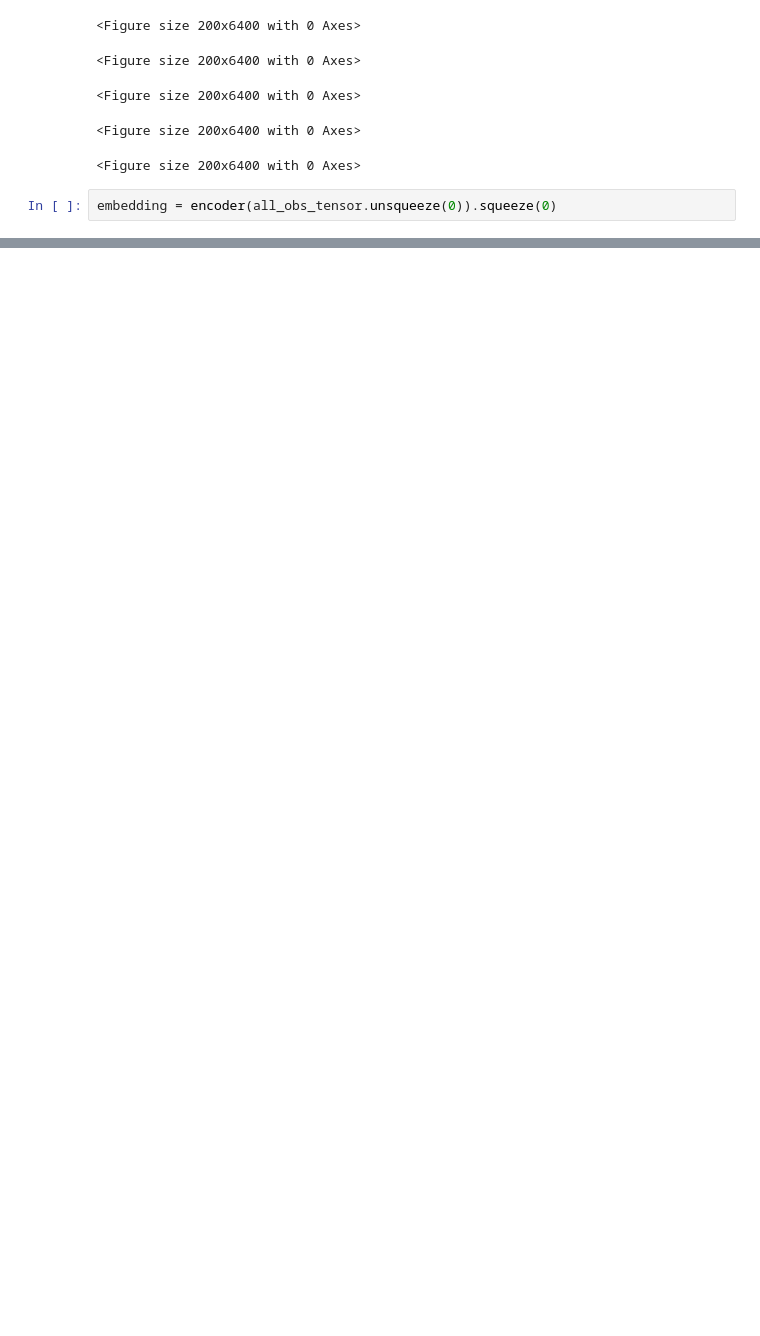
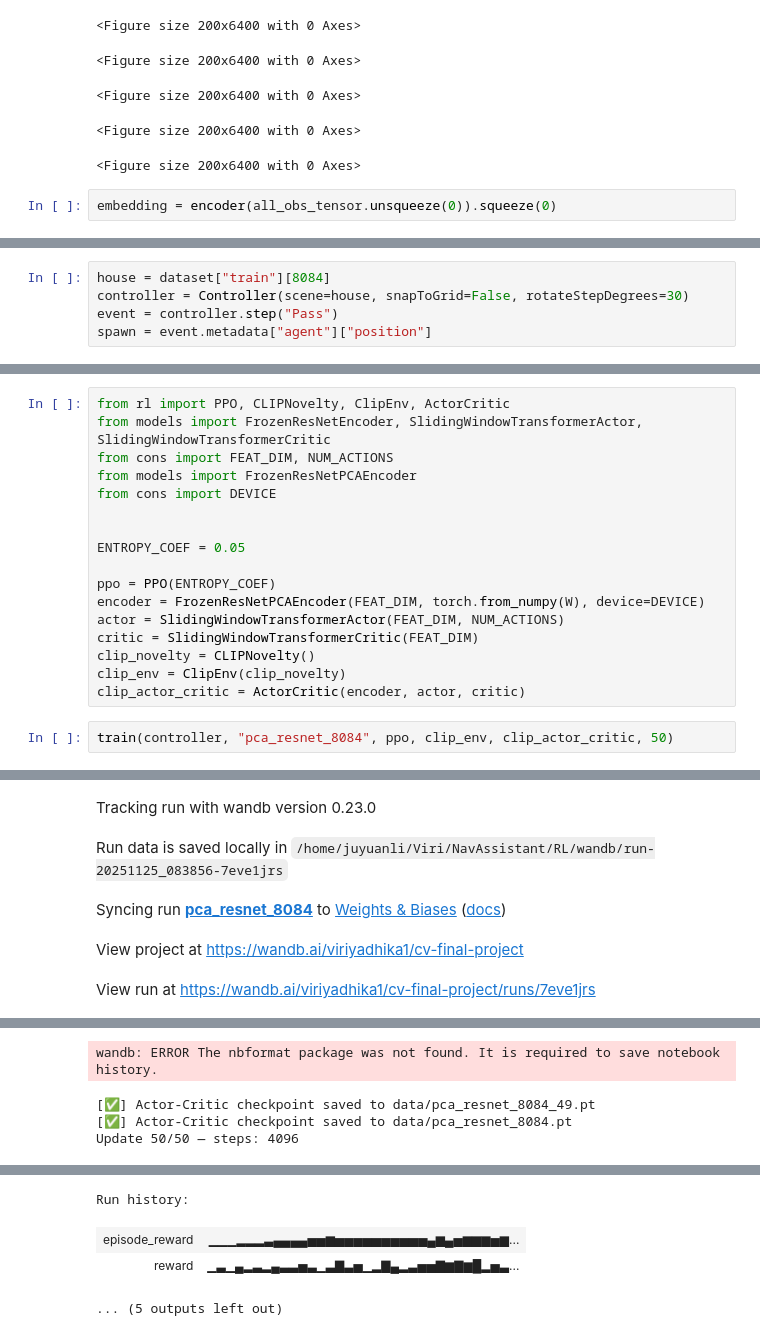
Before and after one commit to viriyadhika/NavAssistant, a Jupyter notebook: RL/pca.ipynb, the cells around one changed output, grey strips where cells are left out. Saved outputs shown, nothing was run; the diff lists cells and outputs as text; blank space fills up the shorter version.

```diff
--- a/RL/pca.ipynb
+++ b/RL/pca.ipynb
@@ -183,0 +286,5 @@ View run at https://wandb.ai/viriyadhika1/cv-final-project/runs/zi2hnr2v
+# %%
+house = dataset["train"][8084]
+controller = Controller(scene=house, snapToGrid=False, rotateStepDegrees=30)
+event = controller.step("Pass")
+spawn = event.metadata["agent"]["position"]
@@ -183,0 +343,20 @@ View run at https://wandb.ai/viriyadhika1/cv-final-project/runs/zi2hnr2v
+# %%
+from rl import PPO, CLIPNovelty, ClipEnv, ActorCritic
+from models import FrozenResNetEncoder, SlidingWindowTransformerActor, SlidingWindowTransformerCritic
+from cons import FEAT_DIM, NUM_ACTIONS
+from models import FrozenResNetPCAEncoder
+from cons import DEVICE
+
+
+ENTROPY_COEF = 0.05
+
+ppo = PPO(ENTROPY_COEF)
+encoder = FrozenResNetPCAEncoder(FEAT_DIM, torch.from_numpy(W), device=DEVICE)
+actor = SlidingWindowTransformerActor(FEAT_DIM, NUM_ACTIONS)
+critic = SlidingWindowTransformerCritic(FEAT_DIM)
+clip_novelty = CLIPNovelty()
+clip_env = ClipEnv(clip_novelty)
+clip_actor_critic = ActorCritic(encoder, actor, critic)
+# %%
+train(controller, "pca_resnet_8084", ppo, clip_env, clip_actor_critic, 50)
+# %% [output]
@@ -183,0 +364,5 @@ View run at https://wandb.ai/viriyadhika1/cv-final-project/runs/zi2hnr2v
+Tracking run with wandb version 0.23.0
+Run data is saved locally in /home/juyuanli/Viri/NavAssistant/RL/wandb/run-20251125_083856-7eve1jrs
+Syncing run pca_resnet_8084 to Weights & Biases (docs)
+View project at https://wandb.ai/viriyadhika1/cv-final-project
+View run at https://wandb.ai/viriyadhika1/cv-final-project/runs/7eve1jrs
@@ -183,0 +386,4 @@ View run at https://wandb.ai/viriyadhika1/cv-final-project/runs/zi2hnr2v
+wandb: ERROR The nbformat package was not found. It is required to save notebook history.
+[✅] Actor-Critic checkpoint saved to data/pca_resnet_8084_49.pt
+[✅] Actor-Critic checkpoint saved to data/pca_resnet_8084.pt
+Update 50/50 — steps: 4096
@@ -183,0 +391,4 @@ View run at https://wandb.ai/viriyadhika1/cv-final-project/runs/zi2hnr2v
+Run history:
+| episode_reward | ▁▁▁▂▂▂▃▄▄▄▄▅▅▆▅▅▅▅▅▅▅▅▅▅▄▆▄▅▆▆▆▅▆... |
+| reward | ▁▃▁▄▂▃▂▄▃▃▅▃▁▃▇▃▅▁▂▇▄▂▃▅▅▇▆▇▆█▂▅▃... |
+... (5 outputs left out)
```
Also changed, not shown: parts of 12 cells of this notebook.
